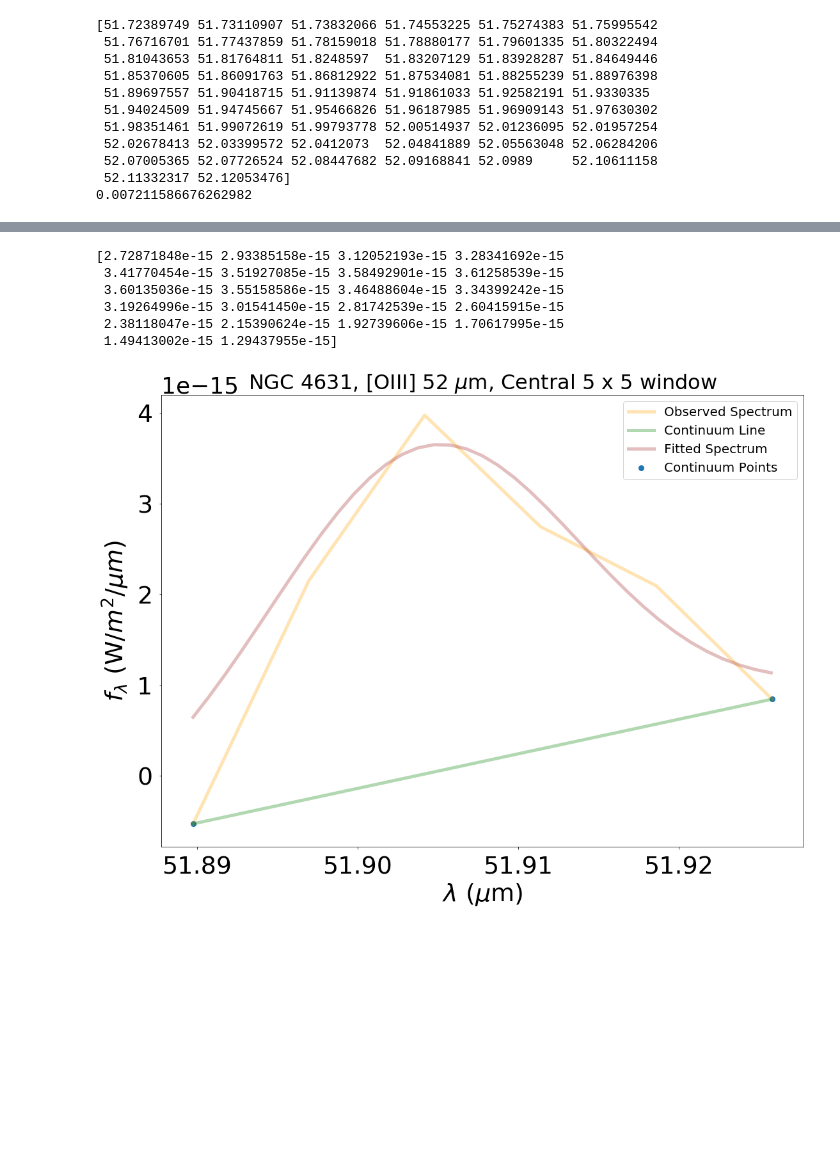
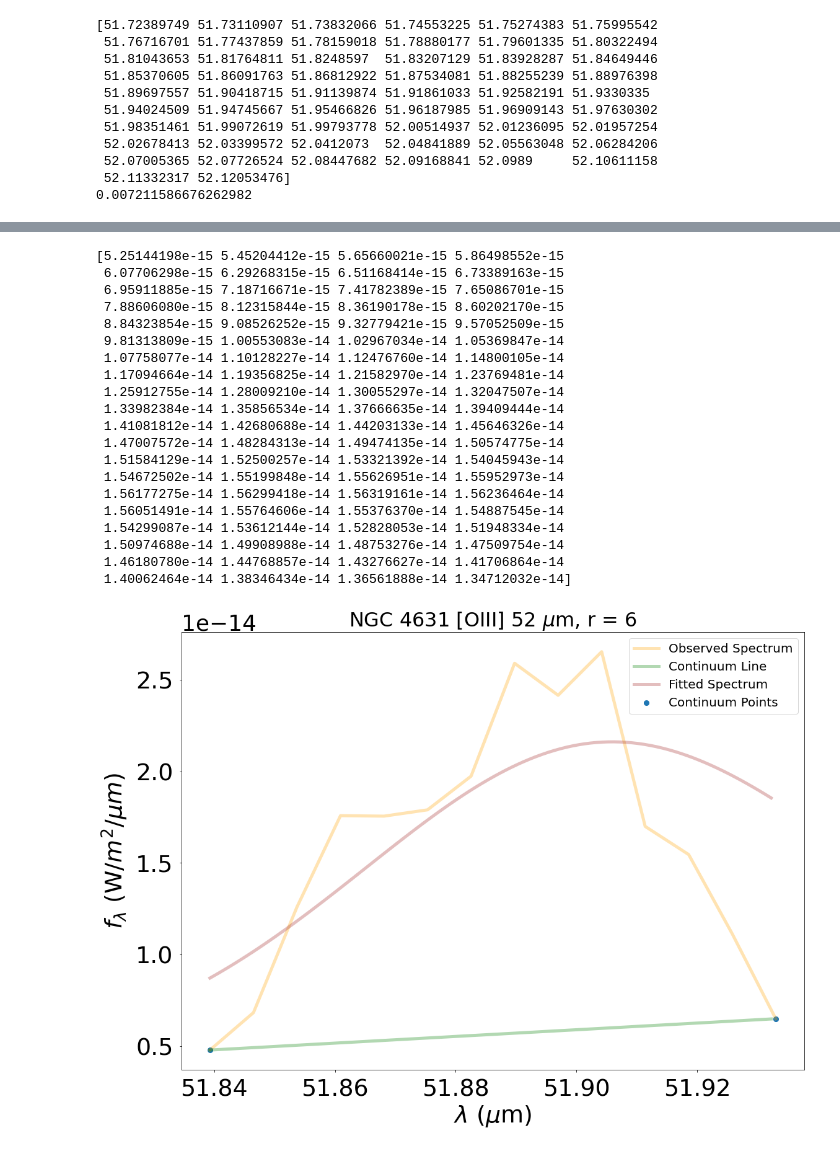
Before and after one commit to suyashk12/SOFIA_FIFI_Cycle-8, a Jupyter notebook: NGC_4631_[OIII].ipynb, the cells around one changed output, grey strips where cells are left out. Drawn from its saved outputs; the diff is of its cells as text; code cells hidden in the pictures; blank space fills up the shorter version.

```diff
--- a/NGC_4631_[OIII].ipynb
+++ b/NGC_4631_[OIII].ipynb
@@ -52,3 +72,6 @@ CDELT1  =   -0.000277777777778 / RA pixel scale (deg/pix)
 CDELT2  =    0.000277777777778 / Dec pixel scale (deg/pix)
 CDELT3  =     0.00721158667626 / Wavelength pixel scale (um/pix)
 CROTA2  =              0.00000 / Rotation angle (deg)
+# %%
+hdulist_spec = fits.open(savedir + fits_spec_name)
+hdulist_spec.info()
@@ -130,13 +107,5 @@ def sum_spaxel(fluxmap, k_x, k_y):
 # %%
-central_fluxes_unfiltered = []
-
-n_x = 5
-n_y = 5
-
-for fluxmap in fluxmaps:
-
-    central_flux_unfiltered = sum_spaxel(fluxmap, n_x, n_y)
-    central_fluxes_unfiltered.append(central_flux_unfiltered)
+central_fluxes_unfiltered = hdulist_spec[0].data
 
 central_fluxes_unfiltered = [flux*(10**(-26)) for flux in central_fluxes_unfiltered]
 
@@ -189,8 +176,8 @@ print(central_fluxes_unfiltered)
 # %%
 central_fluxes_filtered = central_fluxes_unfiltered
 
-wavelengths_filtered = wavelengths[23:29]
-central_fluxes_filtered = central_fluxes_filtered[23:29]
+wavelengths_filtered = wavelengths[16:-26]
+central_fluxes_filtered = central_fluxes_filtered[16:-26]
 
 print(central_fluxes_filtered)
 # %% [output]
@@ -199,8 +188,8 @@ print(central_fluxes_filtered)
 # %%
 central_fluxes_filtered_continuum = []
 
-left_cut = 51.89
-right_cut = 51.92
+left_cut = 51.845
+right_cut = 51.93
 
 for i in range(0, len(wavelengths_filtered)):
 
@@ -366,36 +375,51 @@ plt.savefig(savedir + 'NGC_4631_[OIII]-5-fit_continuum_subtracted_spectrum.png'.
 # %%
 fig, ax = plt.subplots(figsize = (18, 13))
 
 wavelength_range = np.arange(np.min(wavelengths_filtered), np.max(wavelengths_filtered), 0.001)
 cont_line_filtered = cont_params[0]*wavelength_range + cont_params[1]
 
 fitted_central_fluxes_act = fit_func_1(wavelength_range, *fit_params) + cont_line_filtered
 
 print(fitted_central_fluxes_continuum_subtracted_act)
 
 ax.plot(wavelengths_filtered, central_fluxes_filtered, label = 'Observed Spectrum', lw = 5, color = 'orange', alpha = 0.3)
 ax.plot(wavelength_range, cont_line_filtered, label = 'Continuum Line', lw = 5, color = 'green', alpha = 0.3)
 ax.plot(wavelength_range, fitted_central_fluxes_act, label = 'Fitted Spectrum', lw = 5, color = 'brown', alpha = 0.3)
 ax.scatter(wavelengths_filtered, central_fluxes_filtered_continuum, s = 65, label = 'Continuum Points')
 
 ax.set_xlabel(r'$\lambda$ ($\mu$m)', fontsize = 38, labelpad = 5)
 ax.set_ylabel(r'$f_{\lambda}$ (W/$m^{2}$/$\mu m$)', fontsize = 38, labelpad = 10)
-ax.set_title(r'NGC 4631, [OIII] 52 $\mu$m, Central {0} x {1} window'.format(n_x, n_y), fontsize = 32)
+ax.set_title(titlename, fontsize = 32)
+ax.xaxis.set_major_formatter(FormatStrFormatter('%.2f'))
 ax.ticklabel_format(axis='y', style='sci', scilimits = (0, 0))
 ax.tick_params(labelsize = 38, pad = 10)
 ax.yaxis.offsetText.set_fontsize(36)
 
 ax.legend(prop={'size': 20}, loc = 'upper right')
 
-plt.savefig(savedir + 'NGC_4631_[OIII]-6-final_spectrum.png'.format(str(n_x), str(n_y)))
+plt.savefig(savedir + filename + '-6-final_spectrum.png'.format(str(r)))
 # %% [output]
-[2.72871848e-15 2.93385158e-15 3.12052193e-15 3.28341692e-15
- 3.41770454e-15 3.51927085e-15 3.58492901e-15 3.61258539e-15
- 3.60135036e-15 3.55158586e-15 3.46488604e-15 3.34399242e-15
- 3.19264996e-15 3.01541450e-15 2.81742539e-15 2.60415915e-15
- 2.38118047e-15 2.15390624e-15 1.92739606e-15 1.70617995e-15
- 1.49413002e-15 1.29437955e-15]
+[5.25144198e-15 5.45204412e-15 5.65660021e-15 5.86498552e-15
+ 6.07706298e-15 6.29268315e-15 6.51168414e-15 6.73389163e-15
+ 6.95911885e-15 7.18716671e-15 7.41782389e-15 7.65086701e-15
+ 7.88606080e-15 8.12315844e-15 8.36190178e-15 8.60202170e-15
+ 8.84323854e-15 9.08526252e-15 9.32779421e-15 9.57052509e-15
+ 9.81313809e-15 1.00553083e-14 1.02967034e-14 1.05369847e-14
+ 1.07758077e-14 1.10128227e-14 1.12476760e-14 1.14800105e-14
+ 1.17094664e-14 1.19356825e-14 1.21582970e-14 1.23769481e-14
+ 1.25912755e-14 1.28009210e-14 1.30055297e-14 1.32047507e-14
+ 1.33982384e-14 1.35856534e-14 1.37666635e-14 1.39409444e-14
+ 1.41081812e-14 1.42680688e-14 1.44203133e-14 1.45646326e-14
+ 1.47007572e-14 1.48284313e-14 1.49474135e-14 1.50574775e-14
+ 1.51584129e-14 1.52500257e-14 1.53321392e-14 1.54045943e-14
+ 1.54672502e-14 1.55199848e-14 1.55626951e-14 1.55952973e-14
+ 1.56177275e-14 1.56299418e-14 1.56319161e-14 1.56236464e-14
+ 1.56051491e-14 1.55764606e-14 1.55376370e-14 1.54887545e-14
+ 1.54299087e-14 1.53612144e-14 1.52828053e-14 1.51948334e-14
+ 1.50974688e-14 1.49908988e-14 1.48753276e-14 1.47509754e-14
+ 1.46180780e-14 1.44768857e-14 1.43276627e-14 1.41706864e-14
+ 1.40062464e-14 1.38346434e-14 1.36561888e-14 1.34712032e-14]
-[figure, old version]
+[figure, new version]
 # %%
 fig, axs = plt.subplots(2, 1, figsize = (18, 26))
 
```
Also changed, not shown: parts of 24 cells of this notebook, 12 other files.
